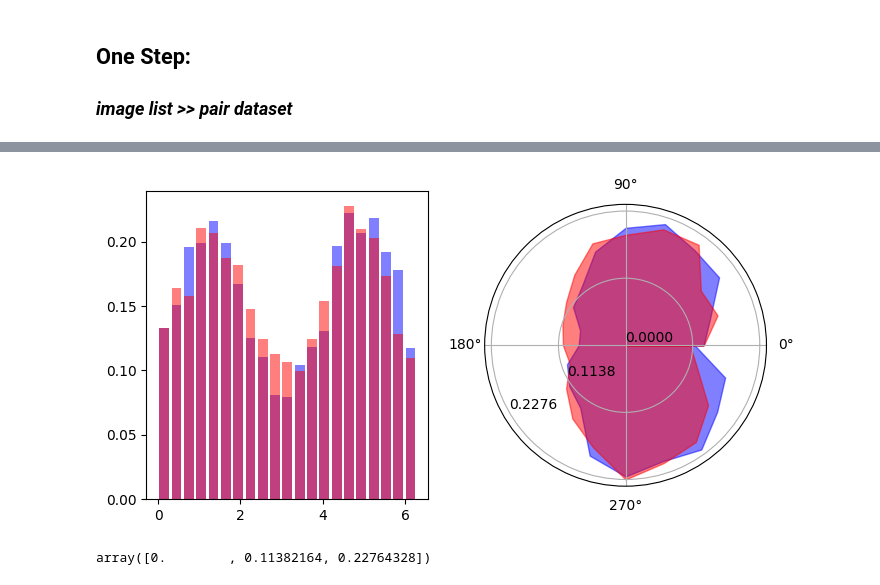
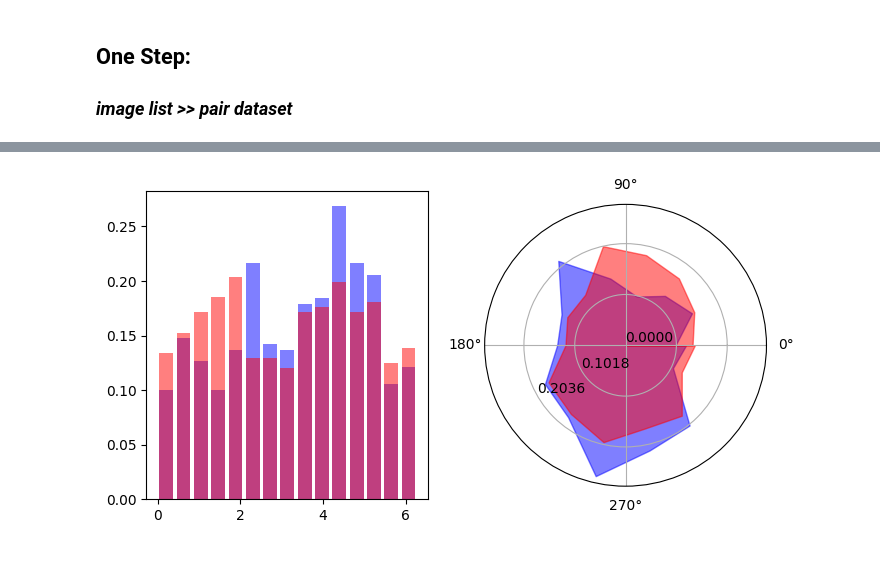
Before and after one commit to viciya/nematics, a Jupyter notebook: nematics/journals/pipeline_defect_pair_fusion_creation.ipynb, the cells around one changed output, grey strips where cells are left out. Cells and saved outputs as stored; diff of their text form; code cells hidden in the pictures.

```diff
--- a/nematics/journals/pipeline_defect_pair_fusion_creation.ipynb
+++ b/nematics/journals/pipeline_defect_pair_fusion_creation.ipynb
@@ -240,7 +256,5 @@ label = 'track_frame'
 
 df_fuse = df_fuse.groupby(['plus_id','min_id'], group_keys=False).apply(find_pair_origin, xp='xp', yp='yp', xm='xm', ym='ym', dist=label, dist0=params["dist_threshold"]).reset_index(drop=True)
 df_cr = df_cr.groupby(['plus_id','min_id'], group_keys=False).apply(find_pair_origin, xp='xp', yp='yp', xm='xm', ym='ym', dist=label, dist0=params["dist_threshold"]).reset_index(drop=True)
-df_fuse = df_fuse.groupby(['plus_id','min_id']).filter(lambda x: len(x)>track_len).copy()
-df_cr = df_cr.groupby(['plus_id','min_id']).filter(lambda x: len(x)>track_len).copy()
 # %%
 import seaborn as sns
@@ -390,25 +325,16 @@ NameError: name 's' is not defined
 # %%
-def expand_3fold_angles(df, col_value="angp1_rel", col_condition="angp1_rel"):
-    """
-    Expand angles in the given column to cover [-2pi, 2pi] for better histogram visualization.
-    Returns a numpy array with the expanded angles.
-    """
-    wrap_angle = 2 * np.pi if col_value == col_condition else 0
-    return np.concatenate([
-        df[col_value].values,
-        df[col_value][df[col_condition] > 0].values - wrap_angle,
-        df[col_value][df[col_condition] < 0].values + wrap_angle
-    ])
-
-df_ = df_cr.copy()
+%matplotlib inline
+df_ = df_fuse[df_fuse.track_frame>-15].copy()
+# df_ = df_cr[df_cr.track_frame<15].copy()
 angp1_rel = expand_3fold_angles(df_, col_value="angp1_rel", col_condition="angp1_rel")
 track_frame = expand_3fold_angles(df_, col_value="track_frame", col_condition="angp1_rel")
 
-fig, (ax1,ax2) = plt.subplots(1, 2, figsize=(6, 3))
-ax1.hist(angp1_rel, bins=45, color="blue", alpha=.6, label="fusion", rwidth=.9)
+fig, (ax1,ax2) = plt.subplots(1, 2, figsize=(7, 3))
+ax1.hist(angp1_rel, bins=30, color="blue", alpha=.6, label="fusion", rwidth=.9)
 df_.hist(bins=25, column="angp1_rel", color="red", alpha=.6, label="fusion", rwidth=.9, ax=ax1)
 ax1.set_xticks(np.arange(-2*np.pi, 2*np.pi+.1, np.pi))
-ax2.hist(track_frame, bins=45, color="blue", alpha=.6, label="fusion", rwidth=.9)
+
+ax2.hist(track_frame, bins=30, color="blue", alpha=.6, label="fusion", rwidth=.9)
 df_.hist(bins=25, column="track_frame", color="red", alpha=.6, label="fusion", rwidth=.9, ax=ax2)
 # %% [output]
 array([<Axes: title={'center': 'track_frame'}>], dtype=object)
@@ -430,10 +342,10 @@ plt.gca().set_box_aspect(1)
 # %%
 # df_fuse1 = df_cr.groupby(['plus_id','min_id']).filter(lambda x: len(x)>track_len).copy()
 # df_fuse1[df_fuse1.track_frame<35].hist(bins=25, column="angp1_rel", color="red", alpha=.6, label="fusion",rwidth=.9)
-label = "angp1_rel"
+label = "distance"
 fig, ax = plt.subplots(1,1, figsize=(3, 3))
 # all_pairs_df.hist(bins=25, column=label, color="green", alpha=.6, label="fusion",rwidth=.9, ax=ax, density=True)
-df_fuse.hist(bins=25, column=label, color="red", alpha=.6, label="fusion",rwidth=.9, ax=ax, density=True)
+p = df_fuse.hist(bins=25, column=label, color="red", alpha=.6, label="fusion",rwidth=.9, ax=ax, density=True)
 # df_cr.hist(bins=25, column=label, color="blue", alpha=.6, label="fusion",rwidth=.9, ax=ax, density=True)
 
 # # Draw horizontal lines at the medians of the two distributions
@@ -445,8 +359,8 @@ df_fuse.hist(bins=25, column=label, color="red", alpha=.6, label="fusion",rwidth
 # %%
 %matplotlib inline
-dist = all_pairs_df.distance.median() + all_pairs_df.distance.std()
+dist = all_pairs_df.distance.median() + 2*all_pairs_df.distance.std()
 # track_len = 3
-bins_number = 21  # the [0, 360) interval will be subdivided into this
+bins_number = 15  # the [0, 360) interval will be subdivided into this
 bins = np.linspace(0, 2*np.pi, bins_number+1) #* 180/np.pi
 bins_ = np.linspace(0, 2*np.pi, bins_number)
 width =  1.9*np.pi / bins_number
@@ -455,38 +369,38 @@ width =  1.9*np.pi / bins_number
 
 df_fuse1 = df_fuse.groupby(['plus_id','min_id']).filter(lambda x: len(x)>track_len).copy()
 df_cr1 = df_cr.groupby(['plus_id','min_id']).filter(lambda x: len(x)>track_len).copy()
 
 df_all = [
+          # expand_3fold_angles(df_cr1, col_value="angp1_rel", col_condition="angp1_rel"),#
+          # expand_3fold_angles(df_fuse1, col_value="angp1_rel", col_condition="angp1_rel")#
           df_cr1.angp1_rel[df_cr1.distance<dist].copy() % (2*np.pi),
-          df_fuse1.angp1_rel[df_fuse1.distance<dist].copy() % (2*np.pi),
+          df_fuse1.angp1_rel[df_fuse1.distance<dist].copy() % (2*np.pi)
           ]
 # df_all = [
 #           df_fuse1.angp1_rel[(df_fuse1.fuse_up) & (df_fuse1.distance<dist)].copy() % (2*np.pi),
 #           df_fuse1.angp1_rel[(~df_fuse1.fuse_up) & (df_fuse1.distance<dist)].copy() % (2*np.pi),
 #           ]
 # df_all = [
 #           df_cr1.angp1_rel[(df_cr1.fuse_up) & (df_cr1.distance<dist)].copy() % (2*np.pi),
 #           df_cr1.angp1_rel[(~df_cr1.fuse_up) & (df_cr1.distance<dist)].copy() % (2*np.pi),
 #           ]
 
 fig = plt.figure(figsize=(8,4))
 ax1 = plt.subplot(121); ax2 = plt.subplot(122, projection='polar')
 
 for color, y in zip(["b","r"], df_all):
     p,_,_ = ax1.hist(y, bins, alpha=.5, density=True, rwidth=.8, color=color)
+    # p,_,_ = ax1.hist(y*180/np.pi, bins=60, alpha=.5, density=True, rwidth=.8, color=color)
     # ax2.bar(bins_, p, color=color, width=width, bottom=0., alpha=.6)
     ax2.fill_between(bins_, p, color=color, alpha=.5)
     ax2.set_rgrids(np.linspace(0, p.max(),3), angle=210); ax2.set_thetagrids([0,90,180,270])
 
+# ax1.set_xlim([-180, 180])
 # fig.savefig(r"C:\Users\victo\OneDrive - BGU\BEER\DefectInter paper\Images\bacteria pdef fuse create.svg")
 # fig.savefig(r"C:\Users\victo\OneDrive - BGU\BEER\DefectInter paper\Images\HBEC pdef fuse create.svg")
 # fig.savefig(r"C:\Users\victo\OneDrive - BGU\BEER\DefectInter paper\Images\bacteria plus create.svg")
 # fig.savefig(r"C:\Users\victo\OneDrive - BGU\BEER\DefectInter paper\Images\HBEC plus fuse.svg")
 # %% [output]
-[figure, old version]
+[figure, new version]
-# %%
-np.linspace(0, p.max(),3)
-# %% [output]
-array([0.        , 0.11382164, 0.22764328])
 # %%
 %matplotlib inline
```
Also changed, not shown: parts of 14 cells of this notebook, 6 other files.
